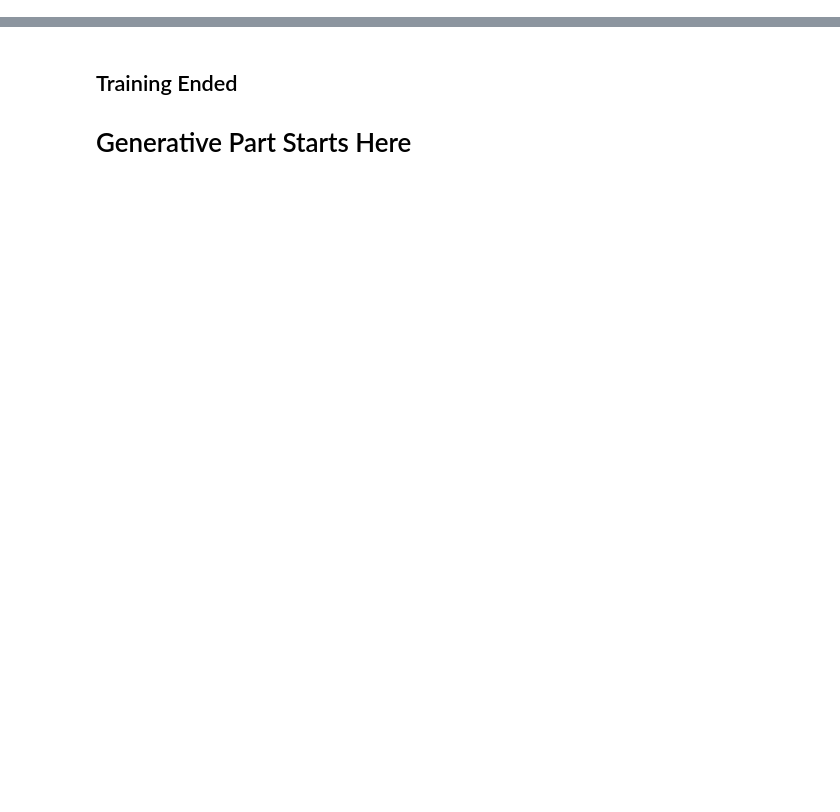
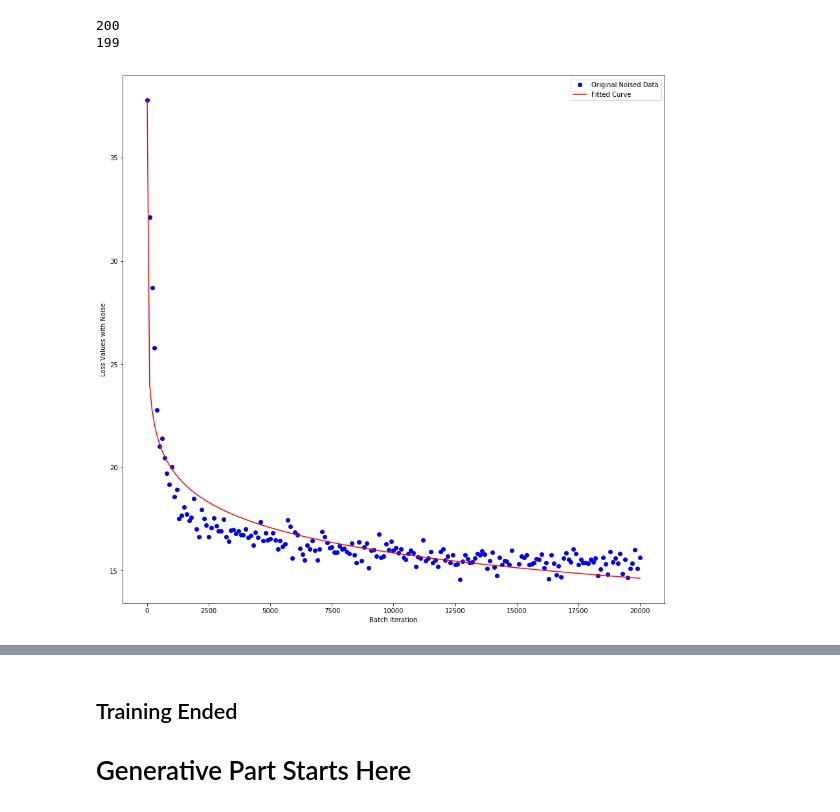
Before and after one commit to mayuridev/DeepQueryImprovisation, a Jupyter notebook: musicML.ipynb, the cells around one changed output, grey strips where cells are left out. Drawn from its saved outputs; the diff is of its cells as text; code cells hidden in the pictures; blank space fills up the shorter version.

```diff
--- a/musicML.ipynb
+++ b/musicML.ipynb
@@ -217,24 +378,29 @@ print(y_samp.size)
 # %%
 print(x_samp.size)
-x_samp = np.delete(x_samp, 100)
+x_samp = np.delete(x_samp, 149)
 print(x_samp.size)
+# %% [output]
+200
+199
 # %%
-def func(x_samp, a, b, c, f):
-	return (a * x_samp) + (b * x_samp**2) + (c * x_samp**3) + f
+def func( x_samp, a, b, c, d ):
+	return a*np.log( b*x_samp + c ) + d
 
 
 yn = y_samp + 0.2*np.random.normal(size=len(x_samp))
 
 popt, pcov = curve_fit(func, x_samp, yn)
 
 
 plt.figure(figsize=(15, 15))
 plt.plot(x_samp, yn, 'bo', label="Original Noised Data")
 plt.plot(x_samp, func(x_samp, *popt), 'r-', label="Fitted Curve")
 plt.xlabel("Batch Iteration")
-plt.ylabel("Loss Values")
+plt.ylabel("Loss Values with Noise")
 plt.legend()
 plt.show()
+# %% [output]
+[figure, added]
 # %%
 import statistics
 def variance(data):
```
Also changed, not shown: parts of 27 cells of this notebook.
